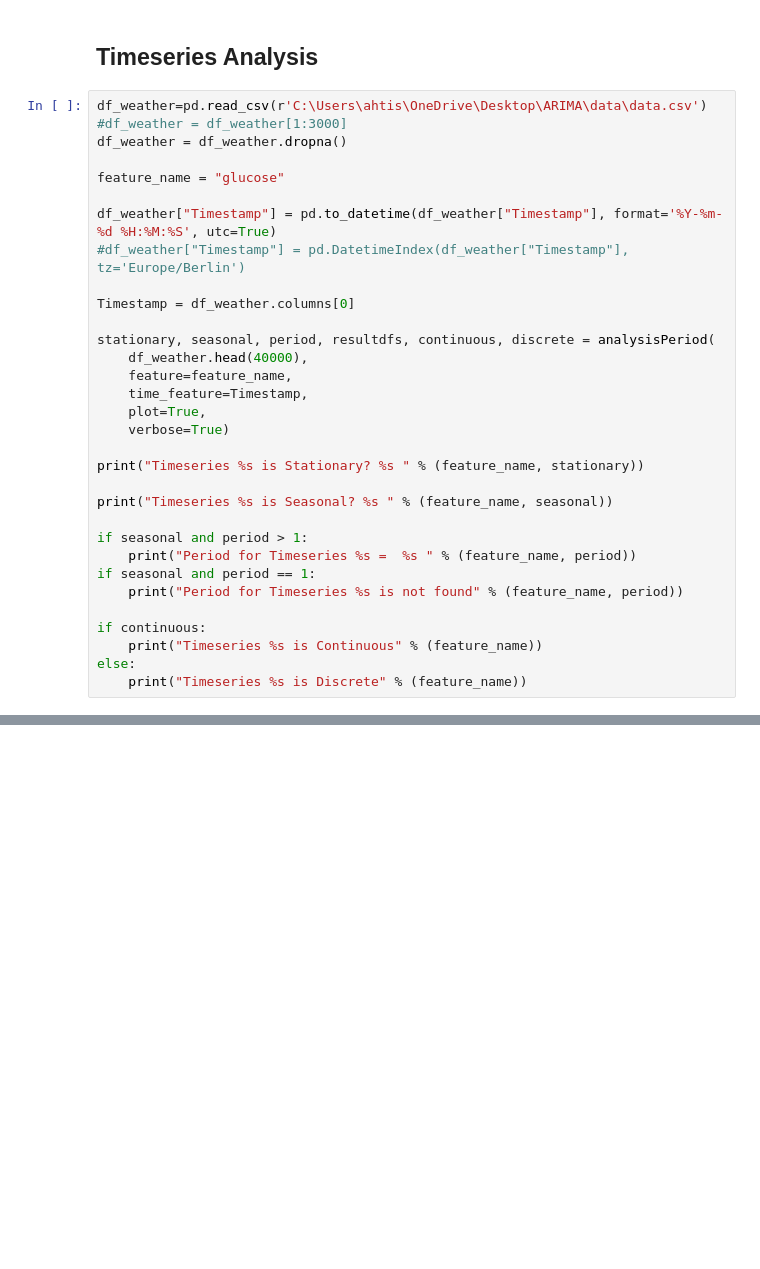
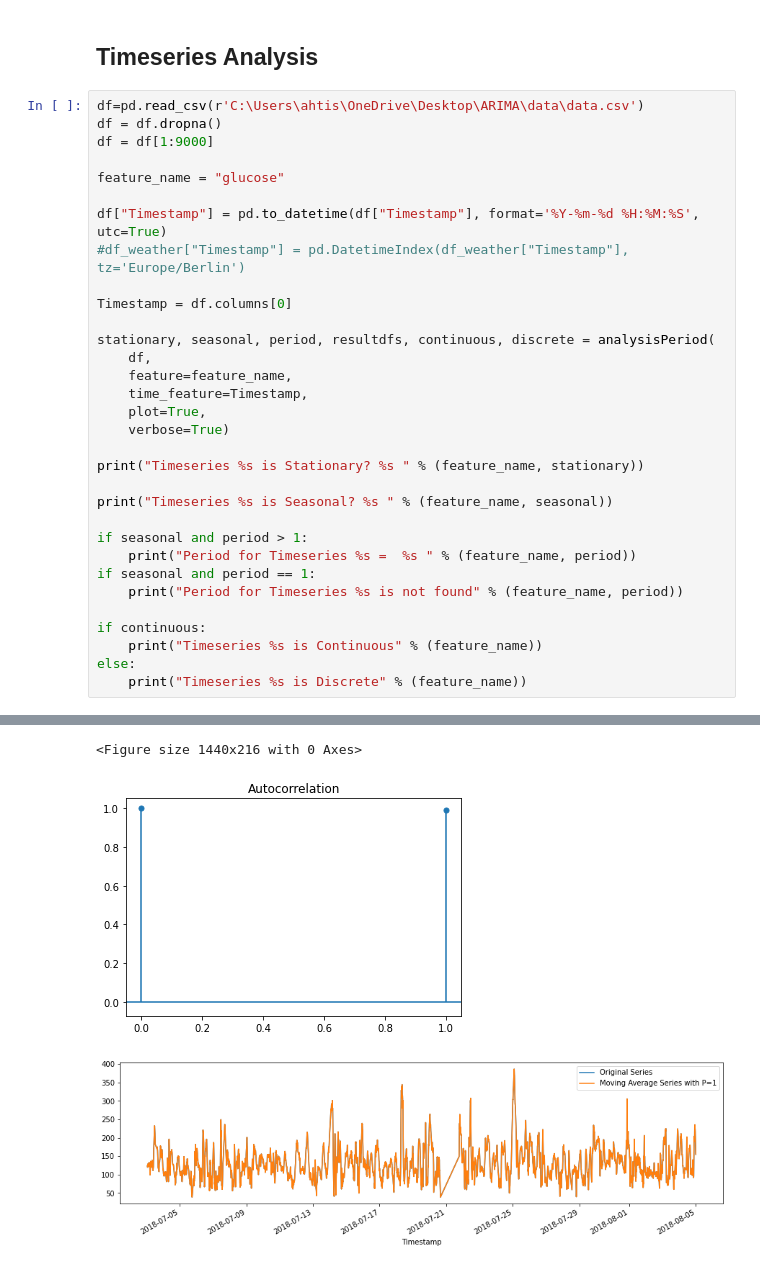
Before and after one commit to ahtshamzafar1/ML-and-DL-for-Diabetes-Datasets, a Jupyter notebook: Stationarity-Decomposition-Periodicity.ipynb, the cells around one changed output, grey strips where cells are left out. Saved outputs shown, nothing was run; the diff lists cells and outputs as text; blank space fills up the shorter version.

```diff
--- a/Stationarity-Decomposition-Periodicity.ipynb
+++ b/Stationarity-Decomposition-Periodicity.ipynb
@@ -312,19 +312,19 @@ def analysisPeriod(df_raw, feature, time_feature, plot=False, verbose=False):
 # %% [markdown]
 ## Timeseries Analysis
 # %%
-df_weather=pd.read_csv(r'C:\Users\ahtis\OneDrive\Desktop\ARIMA\data\data.csv')
-#df_weather = df_weather[1:3000]
-df_weather = df_weather.dropna()
+df=pd.read_csv(r'C:\Users\ahtis\OneDrive\Desktop\ARIMA\data\data.csv')
+df = df.dropna()
+df = df[1:9000]
 
 feature_name = "glucose"
 
-df_weather["Timestamp"] = pd.to_datetime(df_weather["Timestamp"], format='%Y-%m-%d %H:%M:%S', utc=True)
+df["Timestamp"] = pd.to_datetime(df["Timestamp"], format='%Y-%m-%d %H:%M:%S', utc=True)
 #df_weather["Timestamp"] = pd.DatetimeIndex(df_weather["Timestamp"], tz='Europe/Berlin')
 
-Timestamp = df_weather.columns[0]
+Timestamp = df.columns[0]
 
 stationary, seasonal, period, resultdfs, continuous, discrete = analysisPeriod(
-    df_weather.head(40000),
+    df,
     feature=feature_name,
     time_feature=Timestamp,
     plot=True,
@@ -343,3 +343,4 @@ if continuous:
     print("Timeseries %s is Continuous" % (feature_name))
 else:
     print("Timeseries %s is Discrete" % (feature_name))
+# %% [output]
@@ -345,0 +364,3 @@ else:
+<Figure size 1440x216 with 0 Axes>
+[figure, added]
+[figure, added]
```
Also changed, not shown: parts of 1 cell of this notebook, 2 other files.
